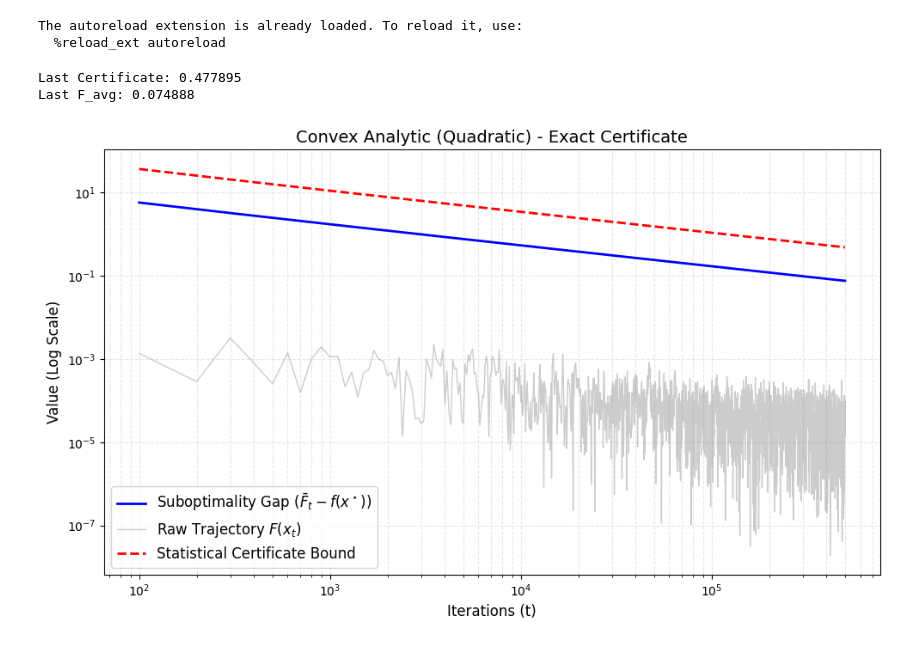
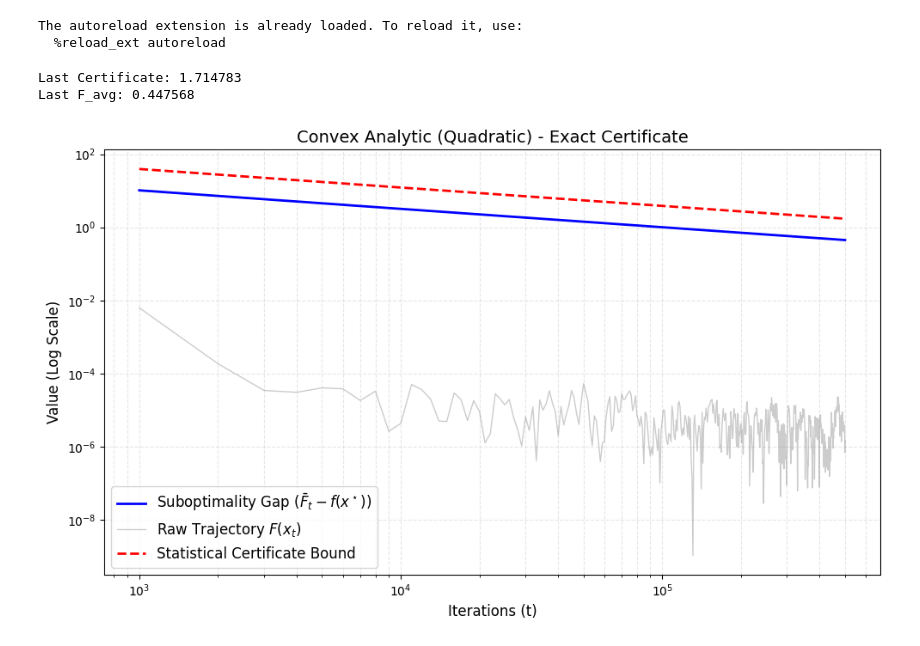
Before and after one commit to tomaszzywicki/anytime-valid-stopping-rules-SGD, a Jupyter notebook: notebooks/01_convex_analytic.ipynb, the cells around one changed output. Saved outputs shown, nothing was run; the diff lists cells and outputs as text; code cells hidden in the pictures.

```diff
--- a/notebooks/01_convex_analytic.ipynb
+++ b/notebooks/01_convex_analytic.ipynb
@@ -15,7 +15,7 @@ The autoreload extension is already loaded. To reload it, use:
   %reload_ext autoreload
 # %%
 n_dim = 2
-H = np.array([[4, 1], [1, 2]])
+H = np.array([[4, 0], [0, 4]])
 x_min = np.zeros(n_dim)
 sigma = 0.5
 R_domain = 10.0
@@ -25,7 +25,7 @@ problem = make_quadratic(H, sigma, center=x_min, R=R_domain)
 # Hyperparameters
 alpha = 0.05
 eps = 1e-3  # Small for better profiling
-eta0 = 0.2
+eta0 = 0.02
 gamma = 0.5
 x0 = np.array([5.0, 5.0])
 
@@ -33,26 +33,27 @@ criterion = ExactConvexCertificate(x_min, sigma, alpha, eps)
 # criterion = ObservableConvexCertificate(problem.R, sigma, alpha, eps)
 # %%
 # Run and evaluation
-report_interval=100
+report_interval=1000
 x_avg_t, results = minimize(
     fun=problem.fun,
     grad=problem.stoch_grad,
     proj=problem.proj,
     x0=x0,
     eta0=eta0,
     gamma=gamma,
     stopping_criterion=criterion,
     max_iter=500_000,
     verbose=False,
     report_interval=report_interval,
-    true_grad=problem.true_grad
+    true_grad=problem.true_grad,
+    save_trace=True
 )
 
 print(f"Last Certificate: {results['cert'][-1]:.6f}")
 print(f"Last F_avg: {results['F_avg'][-1]:.6f}")
 
 plot_convergence(results, bound_metric='F_avg', report_interval=report_interval, f_opt = 0.0, title="Convex Analytic (Quadratic) - Exact Certificate")
 # %% [output]
-Last Certificate: 0.477895
-Last F_avg: 0.074888
+Last Certificate: 1.714783
+Last F_avg: 0.447568
-[figure, old version]
+[figure, new version]
```
Also changed, not shown: parts of 3 cells of this notebook, 4 other files.
